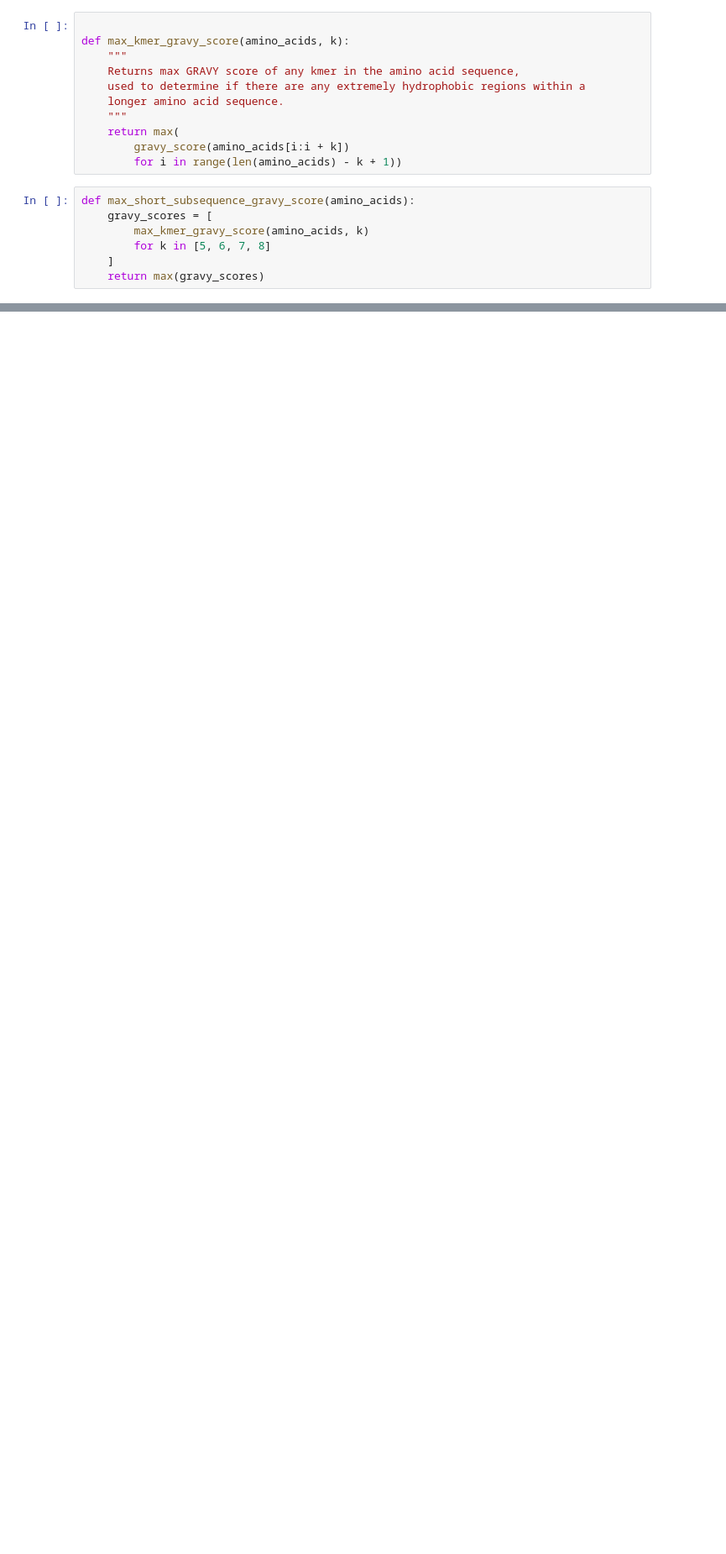
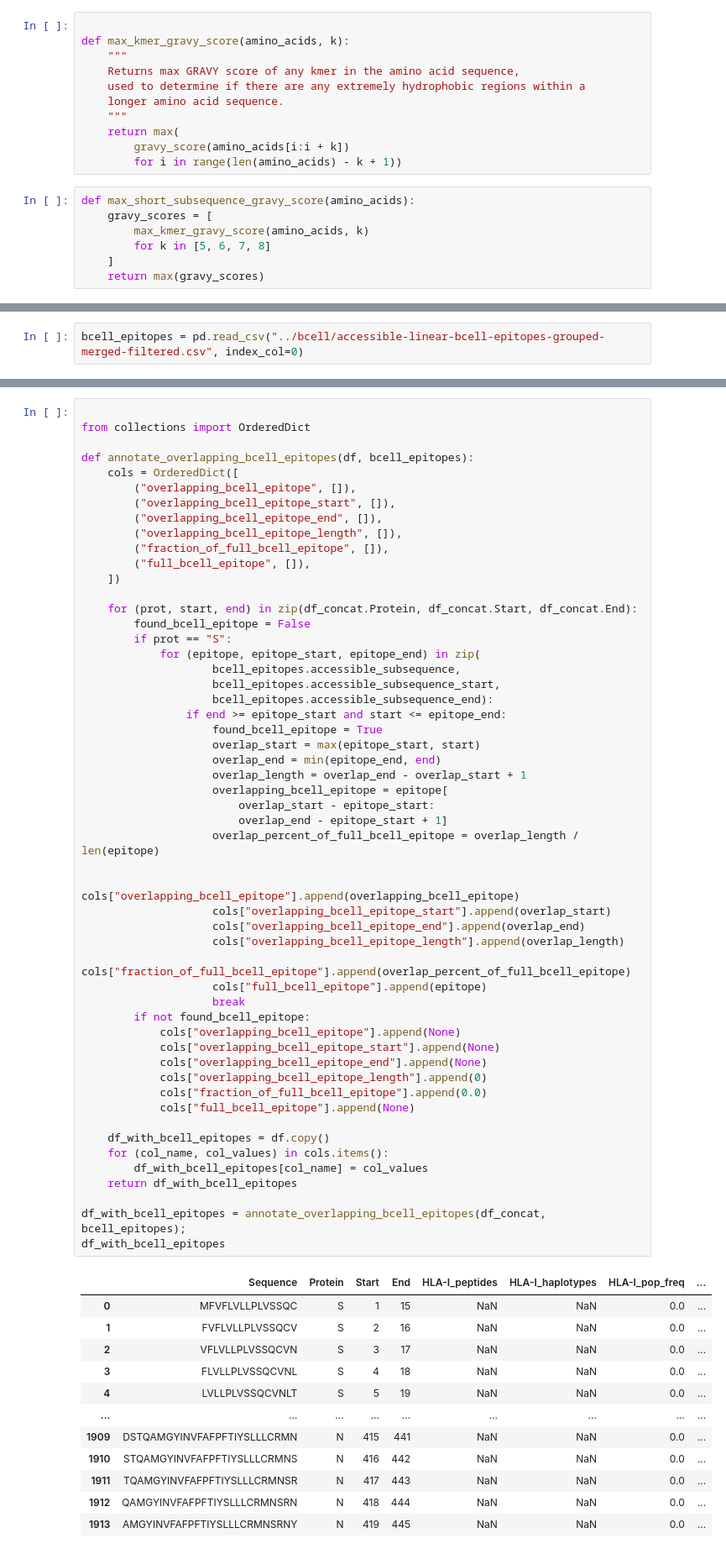
Before and after one commit to pirl-unc/Landscape-and-Selection-of-Vaccine-Epitopes-in-SARS-CoV-2, a Jupyter notebook: vaccine-peptides/Select vaccine peptides.ipynb, the cells around one changed output, grey strips where cells are left out. Shown at 84% size. Cells and saved outputs as stored; diff of their text form; blank space fills up the shorter version.

```diff
--- a/vaccine-peptides/Select vaccine peptides.ipynb
+++ b/vaccine-peptides/Select vaccine peptides.ipynb
@@ -148,0 +189,2 @@ pyplot.legend(["15mer", "21mer", "27mer"])
+# %%
+bcell_epitopes = pd.read_csv("../bcell/accessible-linear-bcell-epitopes-grouped-merged-filtered.csv", index_col=0)
@@ -148,0 +199,66 @@ pyplot.legend(["15mer", "21mer", "27mer"])
+# %%
+
+from collections import OrderedDict
+
+def annotate_overlapping_bcell_epitopes(df, bcell_epitopes):
+    cols = OrderedDict([
+        ("overlapping_bcell_epitope", []),
+        ("overlapping_bcell_epitope_start", []),
+        ("overlapping_bcell_epitope_end", []),
+        ("overlapping_bcell_epitope_length", []),
+        ("fraction_of_full_bcell_epitope", []),
+        ("full_bcell_epitope", []),
+    ])
+
+    for (prot, start, end) in zip(df_concat.Protein, df_concat.Start, df_concat.End):
+        found_bcell_epitope = False
+        if prot == "S":
+            for (epitope, epitope_start, epitope_end) in zip(
+                    bcell_epitopes.accessible_subsequence,
+                    bcell_epitopes.accessible_subsequence_start,
+                    bcell_epitopes.accessible_subsequence_end):
+                if end >= epitope_start and start <= epitope_end:
+                    found_bcell_epitope = True
+                    overlap_start = max(epitope_start, start)
+                    overlap_end = min(epitope_end, end)
+                    overlap_length = overlap_end - overlap_start + 1
+                    overlapping_bcell_epitope = epitope[
+                        overlap_start - epitope_start:
+                        overlap_end - epitope_start + 1]
+                    overlap_percent_of_full_bcell_epitope = overlap_length / len(epitope)
+
+                    cols["overlapping_bcell_epitope"].append(overlapping_bcell_epitope)
+                    cols["overlapping_bcell_epitope_start"].append(overlap_start)
+                    cols["overlapping_bcell_epitope_end"].append(overlap_end)
+                    cols["overlapping_bcell_epitope_length"].append(overlap_length)
+                    cols["fraction_of_full_bcell_epitope"].append(overlap_percent_of_full_bcell_epitope)
+                    cols["full_bcell_epitope"].append(epitope)
+                    break
+        if not found_bcell_epitope:
+            cols["overlapping_bcell_epitope"].append(None)
+            cols["overlapping_bcell_epitope_start"].append(None)
+            cols["overlapping_bcell_epitope_end"].append(None)
+            cols["overlapping_bcell_epitope_length"].append(0)
+            cols["fraction_of_full_bcell_epitope"].append(0.0)
+            cols["full_bcell_epitope"].append(None)
+
+    df_with_bcell_epitopes = df.copy()
+    for (col_name, col_values) in cols.items():
+        df_with_bcell_epitopes[col_name] = col_values
+    return df_with_bcell_epitopes
+
+df_with_bcell_epitopes = annotate_overlapping_bcell_epitopes(df_concat, bcell_epitopes);
+df_with_bcell_epitopes
+# %% [output]
+|  | Sequence | Protein | Start | End | HLA-I_peptides | HLA-I_haplotypes | HLA-I_pop_freq | ... |
+| 0 | MFVFLVLLPLVSSQC | S | 1 | 15 | NaN | NaN | 0.0 | ... |
+| 1 | FVFLVLLPLVSSQCV | S | 2 | 16 | NaN | NaN | 0.0 | ... |
+| 2 | VFLVLLPLVSSQCVN | S | 3 | 17 | NaN | NaN | 0.0 | ... |
+| 3 | FLVLLPLVSSQCVNL | S | 4 | 18 | NaN | NaN | 0.0 | ... |
+| 4 | LVLLPLVSSQCVNLT | S | 5 | 19 | NaN | NaN | 0.0 | ... |
+| ... | ... | ... | ... | ... | ... | ... | ... | ... |
+| 1909 | DSTQAMGYINVFAFPFTIYSLLLCRMN | N | 415 | 441 | NaN | NaN | 0.0 | ... |
+| 1910 | STQAMGYINVFAFPFTIYSLLLCRMNS | N | 416 | 442 | NaN | NaN | 0.0 | ... |
+| 1911 | TQAMGYINVFAFPFTIYSLLLCRMNSR | N | 417 | 443 | NaN | NaN | 0.0 | ... |
+| 1912 | QAMGYINVFAFPFTIYSLLLCRMNSRN | N | 418 | 444 | NaN | NaN | 0.0 | ... |
+| 1913 | AMGYINVFAFPFTIYSLLLCRMNSRNY | N | 419 | 445 | NaN | NaN | 0.0 | ... |
```
Also changed, not shown: parts of 20 cells of this notebook, 13 other files.
